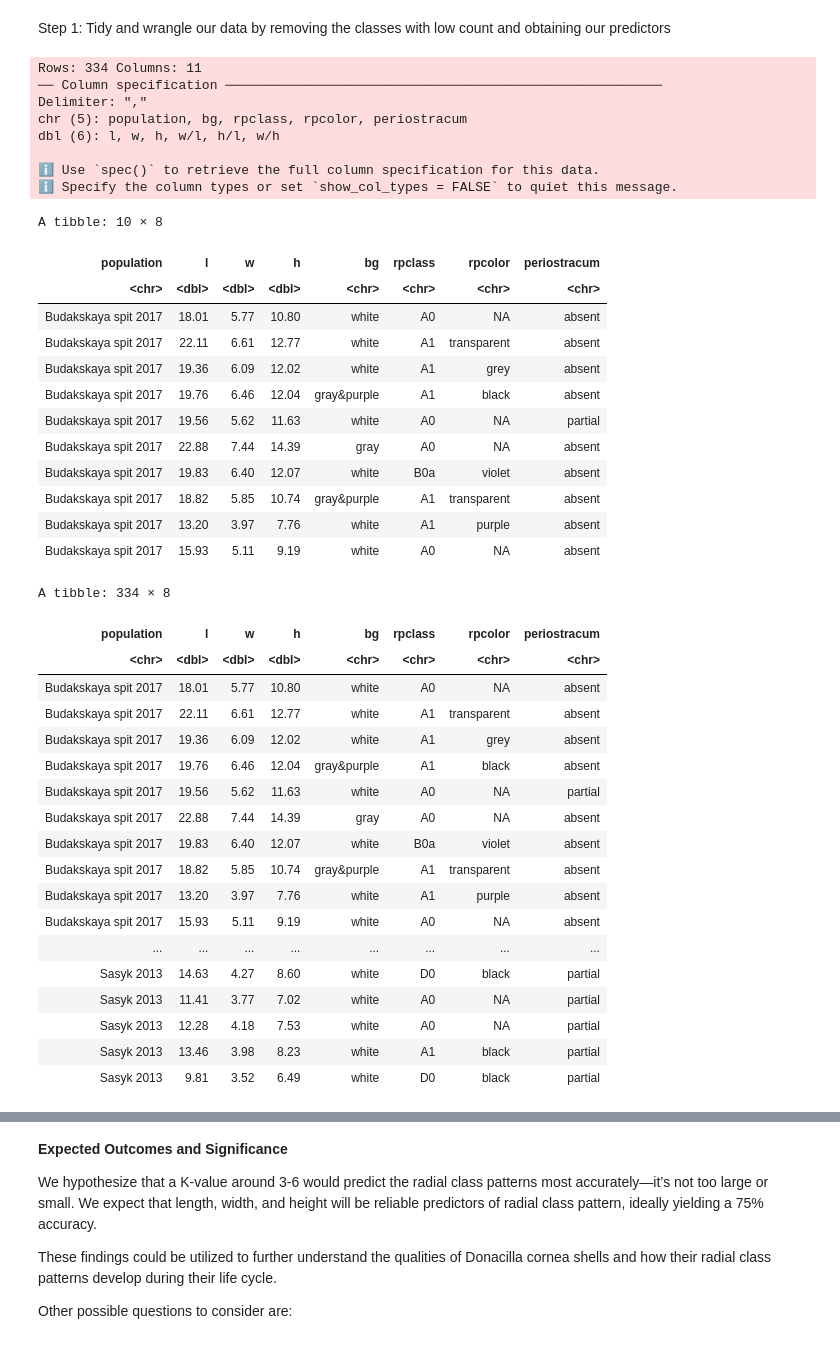
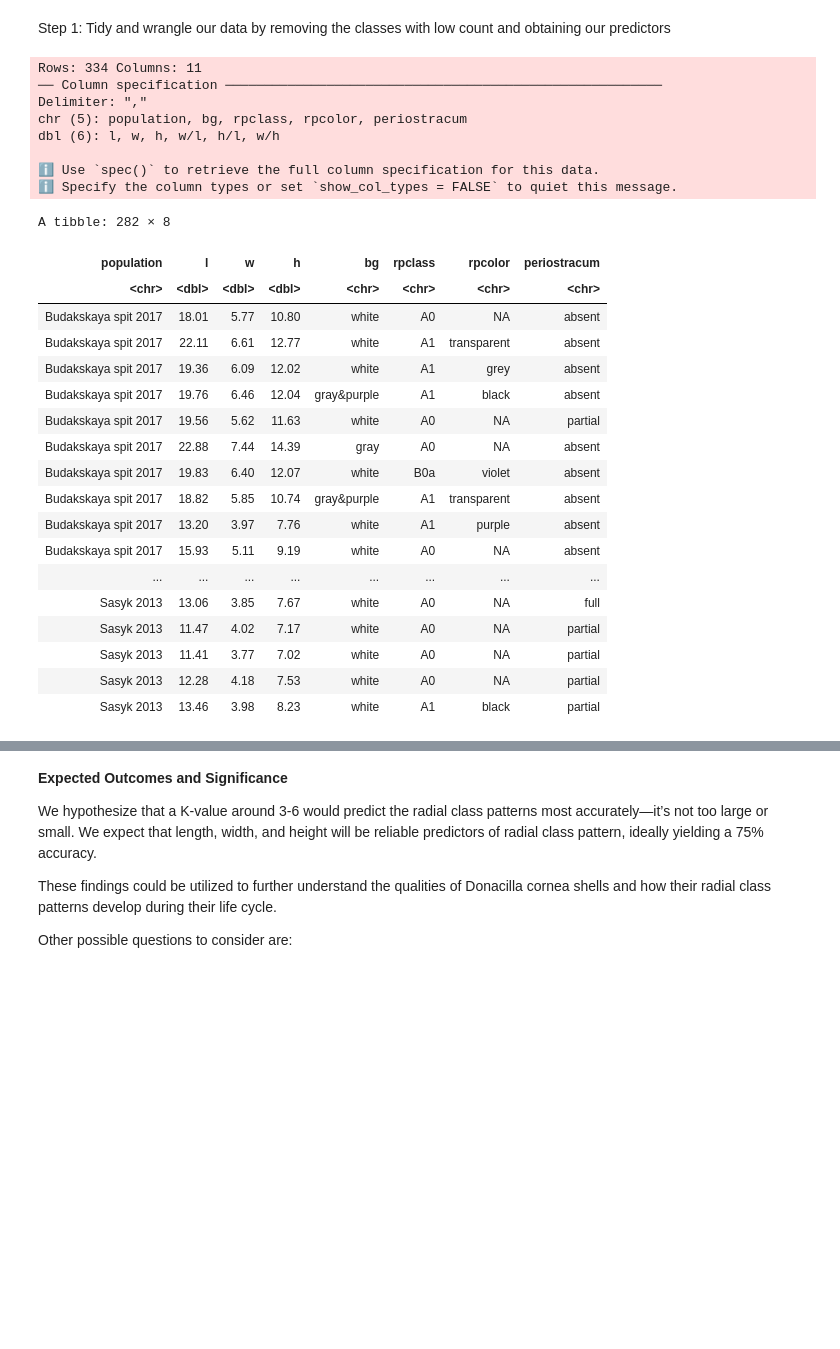
Before and after one commit to rhe9598/dsci_group_project, a Jupyter notebook: DcorneaReport.ipynb, the cells around one changed output, grey strips where cells are left out. Drawn from its saved outputs; the diff is of its cells as text; code cells hidden in the pictures; blank space fills up the shorter version.

```diff
--- a/DcorneaReport.ipynb
+++ b/DcorneaReport.ipynb
@@ -66,55 +66,48 @@ library(tidymodels)
 Step 1: Tidy and wrangle our data by removing the classes with low count and obtaining our predictors
 # %%
 #read the shell data from the web into r
+
 url <- "https://raw.githubusercontent.com/rhe9598/dsci_group_project/main/Donacilla.csv"
 shelldata <- read_csv(url)
 
 #make the data tidy by removing ratio columns
-shellfilterdata <- shelldata |>
+
+shellselectdata <- shelldata |>
 select(population:h, bg:periostracum)
-head(shellfilterdata,10)
+
+classes <- c("A0", "A1" , "B0a")
+
+shellfilterdata <- shellselectdata |>
+                    filter(rpclass %in% classes)
 
 shellfilterdata
 # %% [output]
 Rows: 334 Columns: 11
 ── Column specification ────────────────────────────────────────────────────────
 Delimiter: ","
 chr (5): population, bg, rpclass, rpcolor, periostracum
 dbl (6): l, w, h, w/l, h/l, w/h
 
 ℹ Use `spec()` to retrieve the full column specification for this data.
 ℹ Specify the column types or set `show_col_types = FALSE` to quiet this message.
-A tibble: 10 × 8
+A tibble: 282 × 8
 | population | l | w | h | bg | rpclass | rpcolor | periostracum |
 | <chr> | <dbl> | <dbl> | <dbl> | <chr> | <chr> | <chr> | <chr> |
 | Budakskaya spit 2017 | 18.01 | 5.77 | 10.80 | white | A0 | NA | absent |
 | Budakskaya spit 2017 | 22.11 | 6.61 | 12.77 | white | A1 | transparent | absent |
 | Budakskaya spit 2017 | 19.36 | 6.09 | 12.02 | white | A1 | grey | absent |
 | Budakskaya spit 2017 | 19.76 | 6.46 | 12.04 | gray&purple | A1 | black | absent |
 | Budakskaya spit 2017 | 19.56 | 5.62 | 11.63 | white | A0 | NA | partial |
 | Budakskaya spit 2017 | 22.88 | 7.44 | 14.39 | gray | A0 | NA | absent |
 | Budakskaya spit 2017 | 19.83 | 6.40 | 12.07 | white | B0a | violet | absent |
 | Budakskaya spit 2017 | 18.82 | 5.85 | 10.74 | gray&purple | A1 | transparent | absent |
 | Budakskaya spit 2017 | 13.20 | 3.97 | 7.76 | white | A1 | purple | absent |
 | Budakskaya spit 2017 | 15.93 | 5.11 | 9.19 | white | A0 | NA | absent |
+| ... | ... | ... | ... | ... | ... | ... | ... |
+| Sasyk 2013 | 13.06 | 3.85 | 7.67 | white | A0 | NA | full |
+| Sasyk 2013 | 11.47 | 4.02 | 7.17 | white | A0 | NA | partial |
+| Sasyk 2013 | 11.41 | 3.77 | 7.02 | white | A0 | NA | partial |
+| Sasyk 2013 | 12.28 | 4.18 | 7.53 | white | A0 | NA | partial |
+| Sasyk 2013 | 13.46 | 3.98 | 8.23 | white | A1 | black | partial |
-A tibble: 334 × 8
-| population | l | w | h | bg | rpclass | rpcolor | periostracum |
-| <chr> | <dbl> | <dbl> | <dbl> | <chr> | <chr> | <chr> | <chr> |
-| Budakskaya spit 2017 | 18.01 | 5.77 | 10.80 | white | A0 | NA | absent |
-| Budakskaya spit 2017 | 22.11 | 6.61 | 12.77 | white | A1 | transparent | absent |
-| Budakskaya spit 2017 | 19.36 | 6.09 | 12.02 | white | A1 | grey | absent |
-| Budakskaya spit 2017 | 19.76 | 6.46 | 12.04 | gray&purple | A1 | black | absent |
-| Budakskaya spit 2017 | 19.56 | 5.62 | 11.63 | white | A0 | NA | partial |
-| Budakskaya spit 2017 | 22.88 | 7.44 | 14.39 | gray | A0 | NA | absent |
-| Budakskaya spit 2017 | 19.83 | 6.40 | 12.07 | white | B0a | violet | absent |
-| Budakskaya spit 2017 | 18.82 | 5.85 | 10.74 | gray&purple | A1 | transparent | absent |
-| Budakskaya spit 2017 | 13.20 | 3.97 | 7.76 | white | A1 | purple | absent |
-| Budakskaya spit 2017 | 15.93 | 5.11 | 9.19 | white | A0 | NA | absent |
-| ... | ... | ... | ... | ... | ... | ... | ... |
-| Sasyk 2013 | 14.63 | 4.27 | 8.60 | white | D0 | black | partial |
-| Sasyk 2013 | 11.41 | 3.77 | 7.02 | white | A0 | NA | partial |
-| Sasyk 2013 | 12.28 | 4.18 | 7.53 | white | A0 | NA | partial |
-| Sasyk 2013 | 13.46 | 3.98 | 8.23 | white | A1 | black | partial |
-| Sasyk 2013 | 9.81 | 3.52 | 6.49 | white | D0 | black | partial |
 # %%
 #split the data into testing and training
```
Also changed, not shown: parts of 5 cells of this notebook.
